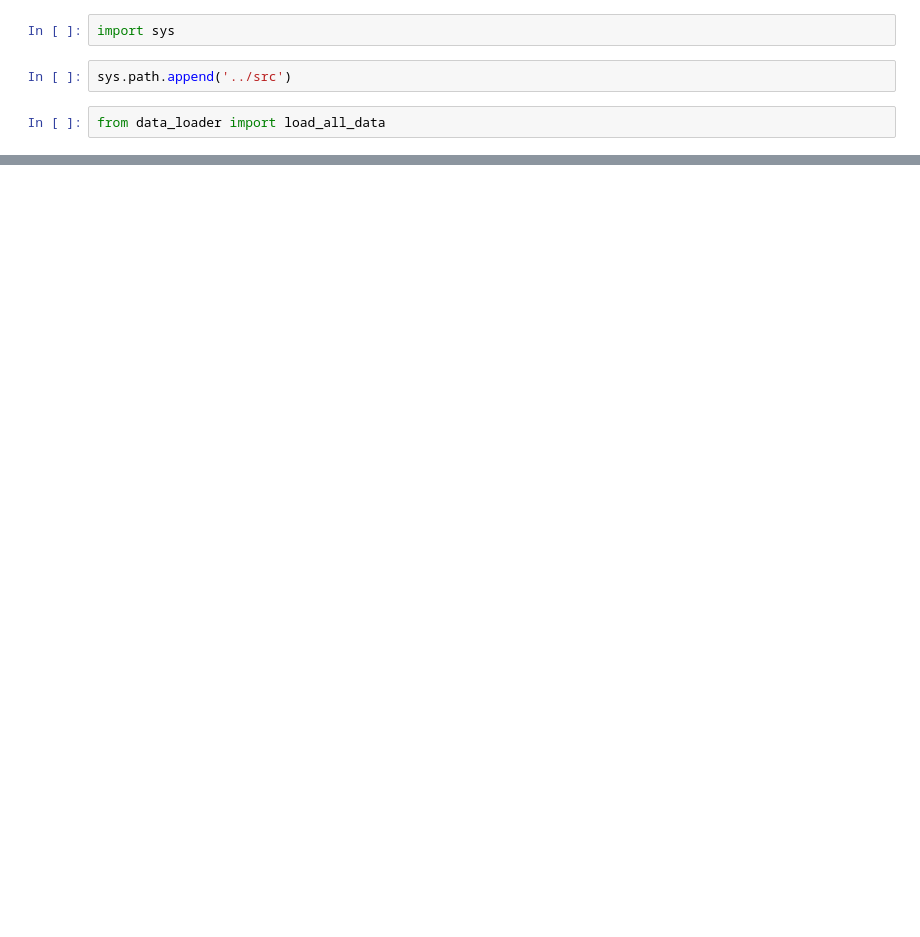
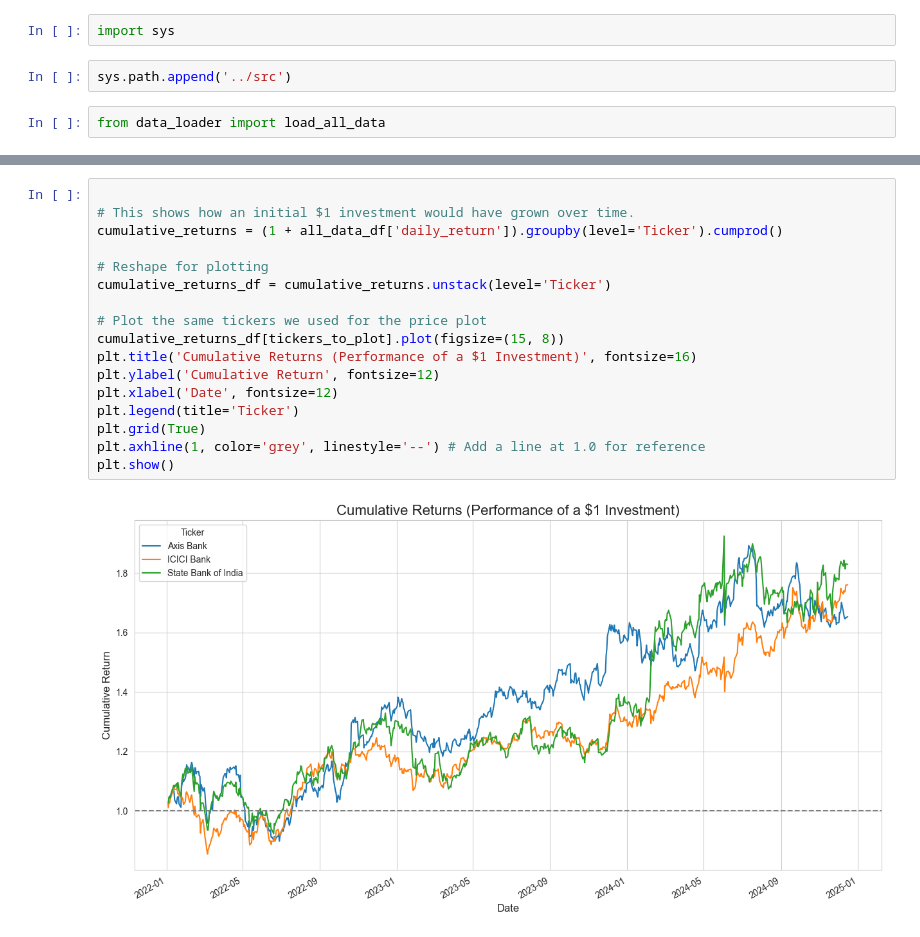
Before and after one commit to gitKrishh/StockSense, a Jupyter notebook: notebooks/01_data_exploration.ipynb, the cells around one changed output, grey strips where cells are left out. Saved outputs shown, nothing was run; the diff lists cells and outputs as text; blank space fills up the shorter version.

```diff
--- a/notebooks/01_data_exploration.ipynb
+++ b/notebooks/01_data_exploration.ipynb
@@ -33,0 +69,19 @@ No missing values found.
+# %%
+
+# This shows how an initial $1 investment would have grown over time.
+cumulative_returns = (1 + all_data_df['daily_return']).groupby(level='Ticker').cumprod()
+
+# Reshape for plotting
+cumulative_returns_df = cumulative_returns.unstack(level='Ticker')
+
+# Plot the same tickers we used for the price plot
+cumulative_returns_df[tickers_to_plot].plot(figsize=(15, 8))
+plt.title('Cumulative Returns (Performance of a $1 Investment)', fontsize=16)
+plt.ylabel('Cumulative Return', fontsize=12)
+plt.xlabel('Date', fontsize=12)
+plt.legend(title='Ticker')
+plt.grid(True)
+plt.axhline(1, color='grey', linestyle='--') # Add a line at 1.0 for reference
+plt.show()
+# %% [output]
+[figure, added]
```
Also changed, not shown: parts of 11 cells of this notebook.
